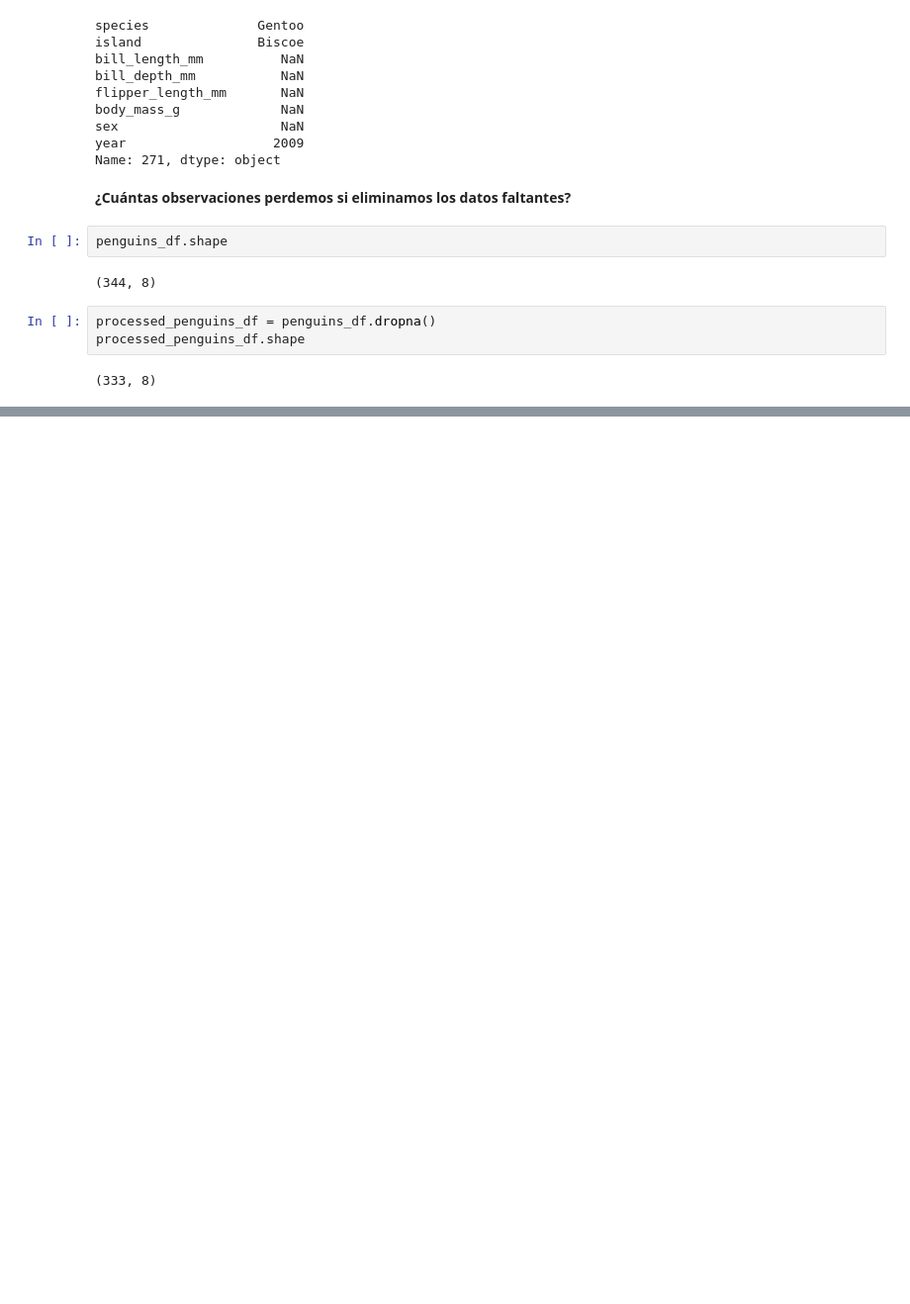
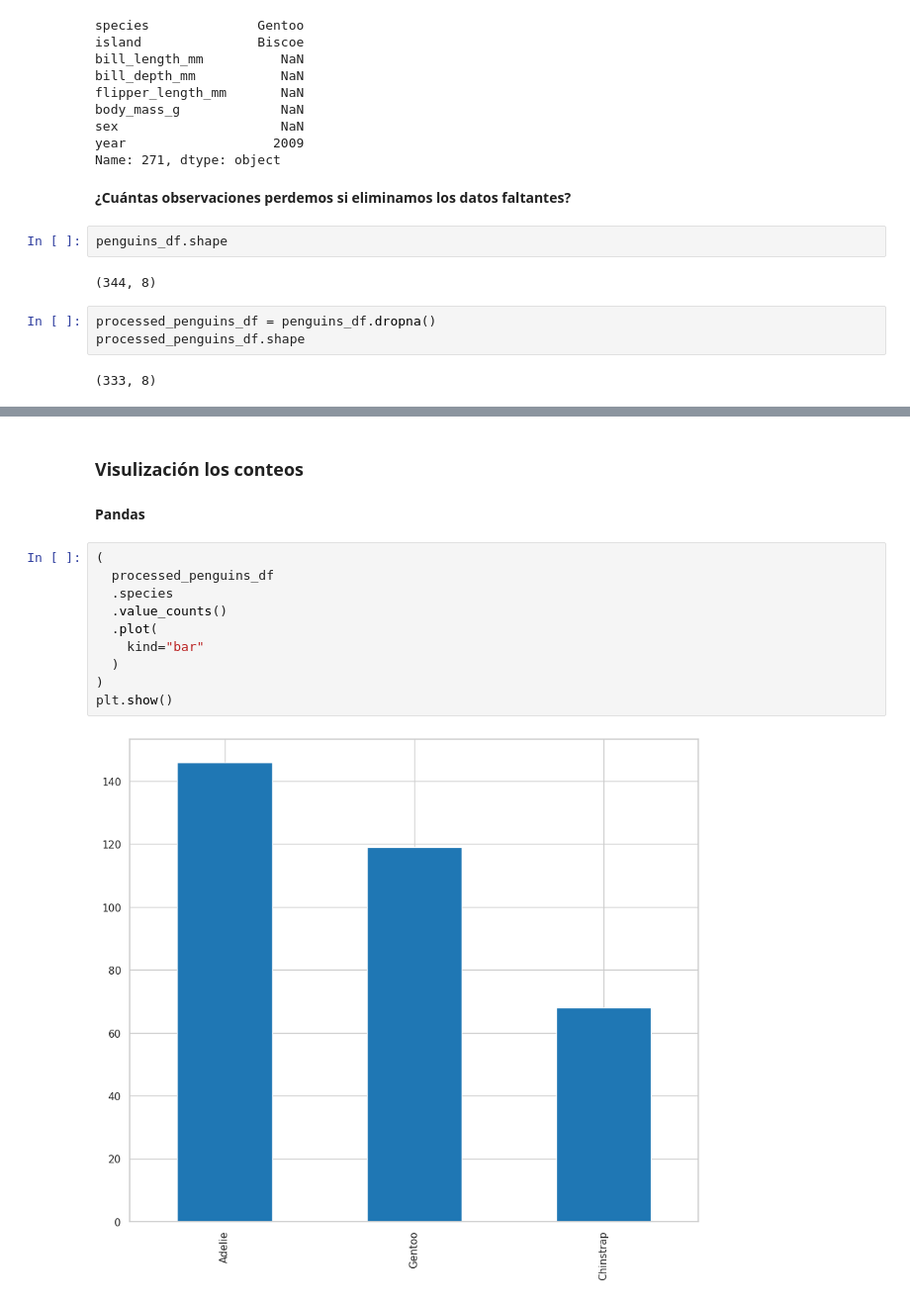
Before and after one commit to pahoalapizco/eda_penguins, a Jupyter notebook: notebooks/1.0-eda_penguins-introduction.ipynb, the cells around one changed output, grey strips where cells are left out. Shown: that part at 99% size. Cells and saved outputs as stored; diff of their text form; blank space fills up the shorter version.

```diff
--- a/notebooks/1.0-eda_penguins-introduction.ipynb
+++ b/notebooks/1.0-eda_penguins-introduction.ipynb
@@ -234,0 +301,16 @@ processed_penguins_df.shape
+# %% [markdown]
+### Visulización los conteos
+# %% [markdown]
+**Pandas**
+# %%
+(
+  processed_penguins_df
+  .species
+  .value_counts()
+  .plot(
+    kind="bar"
+  )
+)
+plt.show()
+# %% [output]
+[figure, added]
```
Also changed, not shown: parts of 16 cells of this notebook.
